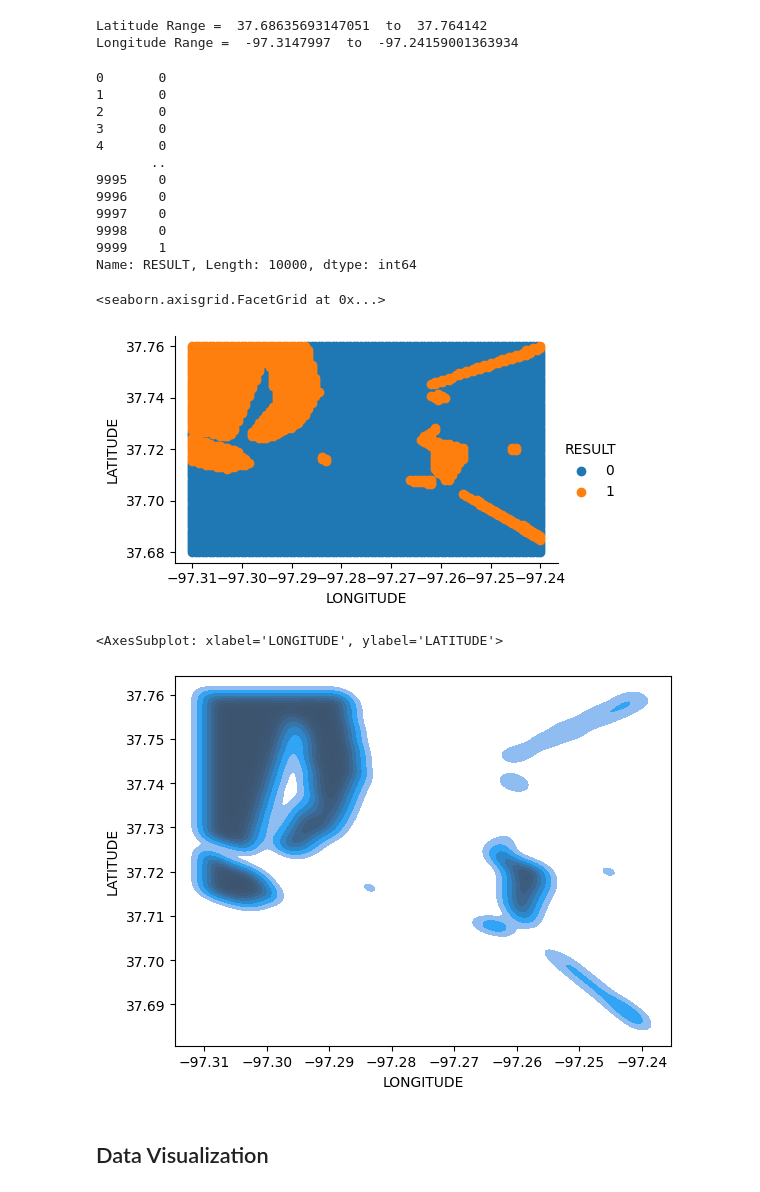
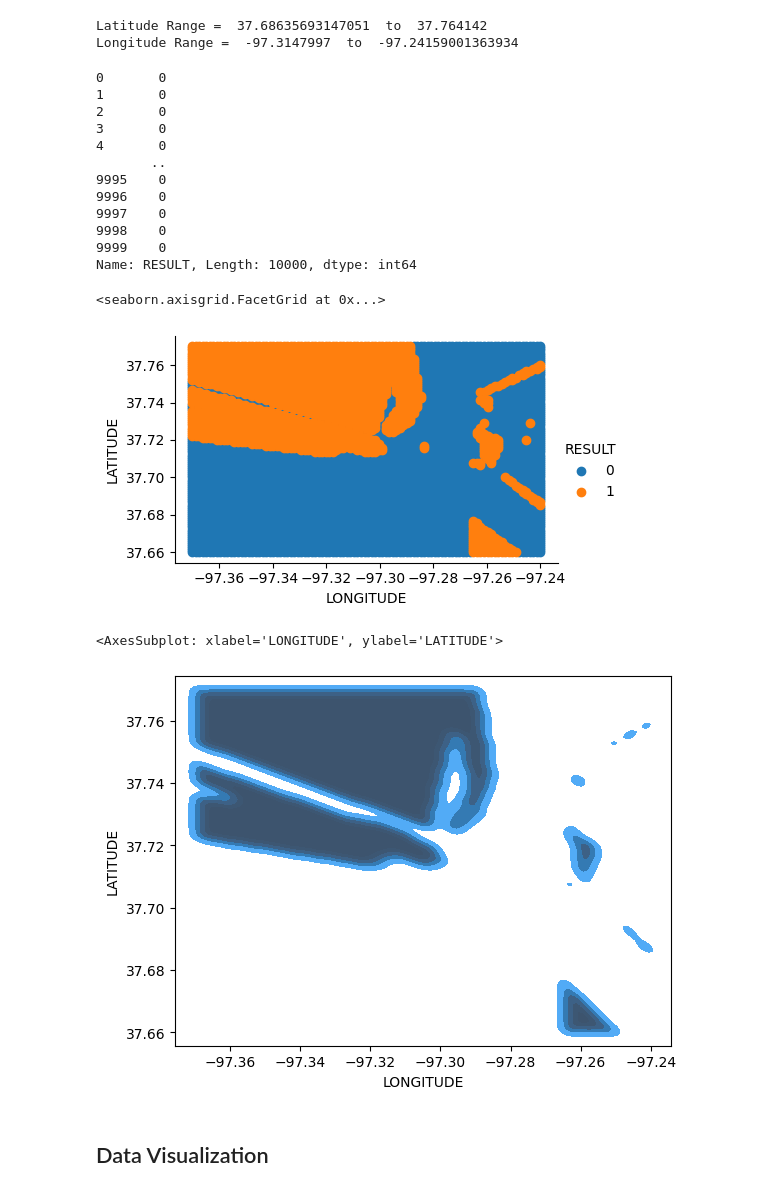
Before and after one commit to MarshallMor/Data-Science-Project, a Jupyter notebook: Group 5 Milestone 2.ipynb, the cells around one changed output. Saved outputs shown, nothing was run; the diff lists cells and outputs as text; code cells hidden in the pictures.

Commit message:
Changed axes for visualizations

```diff
--- a/Group 5 Milestone 2.ipynb
+++ b/Group 5 Milestone 2.ipynb
@@ -361,7 +361,7 @@ Latitude Range =  37.68635693147051  to  37.764142
 Longitude Range =  -97.3147997  to  -97.24159001363934
 # %%
 # Create grid of all possible combinations between lat range and long range
-lat,long = np.mgrid[37.68:37.76:100j, -97.31:-97.24:100j] #Complex number at the end specifies number of data points
+lat,long = np.mgrid[37.66:37.77:100j, -97.37:-97.24:100j] #Complex number at the end specifies number of data points
 
 df_to_map=pd.DataFrame()
 
@@ -381,20 +381,20 @@ df_to_map['RESULT']
 9996    0
 9997    0
 9998    0
-9999    1
+9999    0
 Name: RESULT, Length: 10000, dtype: int64
 # %%
 fg = sns.FacetGrid(data=df_to_map, hue='RESULT', aspect=1.61)
 fg.map(plt.scatter, 'LONGITUDE', 'LATITUDE').add_legend()
 # %% [output]
 <seaborn.axisgrid.FacetGrid at 0x...>
-[figure, old version]
+[figure, new version]
 # %%
 df_to_map_kde=df_to_map.loc[df_to_map['RESULT']==1]
-sns.kdeplot(data=df_to_map_kde, x="LONGITUDE", y="LATITUDE", fill =True, levels=10, bw_adjust=0.3)
+sns.kdeplot(data=df_to_map_kde, x="LONGITUDE", y="LATITUDE", fill =True, levels=10, bw_adjust=0.25)
 # %% [output]
 <AxesSubplot: xlabel='LONGITUDE', ylabel='LATITUDE'>
-[figure, old version]
+[figure, new version]
 # %% [markdown]
 ## Data Visualization
 # %%
```
